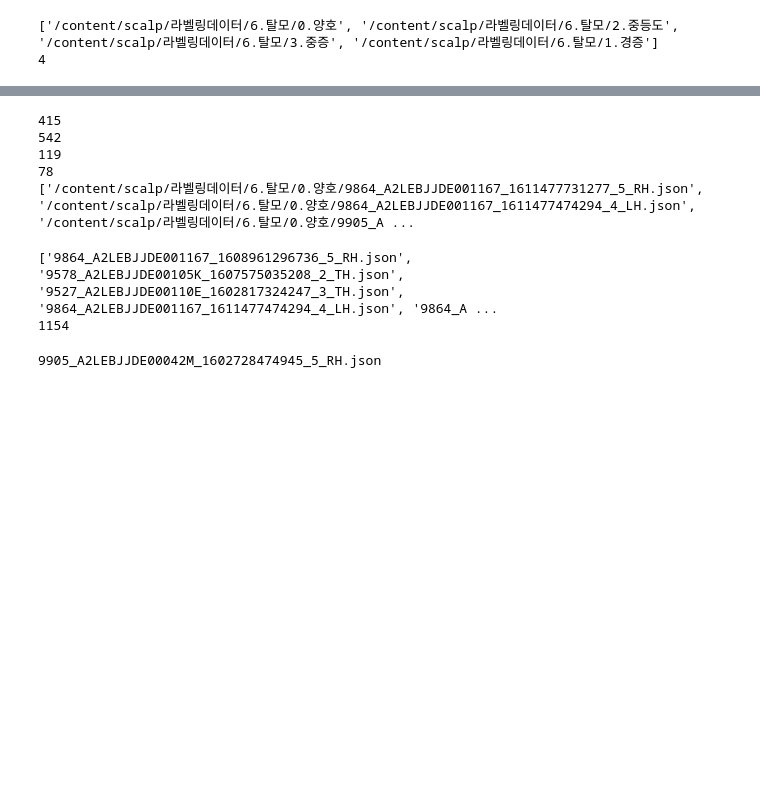
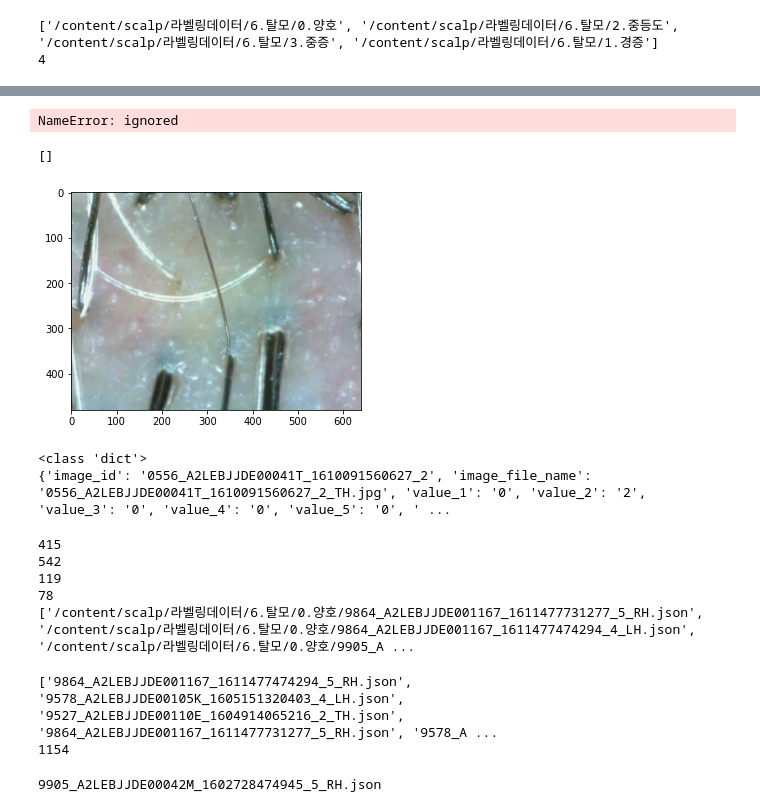
Before and after one commit to JJay1010/K-software_-, a Jupyter notebook: Hyeon-Tae_Hwang/scalp.ipynb, the cells around one changed output, grey strips where cells are left out. Saved outputs shown, nothing was run; the diff lists cells and outputs as text; code cells hidden in the pictures; blank space fills up the shorter version.

```diff
--- a/Hyeon-Tae_Hwang/scalp.ipynb
+++ b/Hyeon-Tae_Hwang/scalp.ipynb
@@ -81,0 +76,22 @@ print((semi_full_path_list[0]))
+# %%
+# 사람 id 중복 확인
+kk=[]
+jj=[]
+for i in range(len(data_table.iloc[0,:])):
+  kk.append(data_table.iloc[0,:][i][:-9])
+  if data_table.iloc[0,:][i][:-9] == '9864_A2LEBJJDE001167_1611628316804':
+    print(data_table.iloc[0,:][i])
+    jj.append(i)
+
+print(kk)
+print(kk.count('9864_A2LEBJJDE001167_1611628316804'))
+print(jj)
+# %% [output]
+NameError: ignored
+# %%
+jj_path=[]
+for i in jj:
+  jj_path.append(data_table.columns[i])
+print(jj_path)
+# %% [output]
+[]
@@ -82,3 +104,20 @@ print((semi_full_path_list[0]))
+# %%
+test_img = Image.open('/content/scalp/원천데이터/6.탈모/0.양호/9864_A2LEBJJDE001167_1611628316804_6_BH.jpg')
+
+plt.imshow(test_img)
+plt.show()
+# %% [output]
+[figure, added]
+# %%
+file_path = "/content/scalp/라벨링데이터/6.탈모/2.중등도/0556_A2LEBJJDE00041T_1610091560627_2_TH.json"
+
+with open(file_path, 'r') as file:
+    data = json.load(file)
+    print(type(data))
+    print(data)
+# %% [output]
+<class 'dict'>
+{'image_id': '0556_A2LEBJJDE00041T_1610091560627_2', 'image_file_name': '0556_A2LEBJJDE00041T_1610091560627_2_TH.jpg', 'value_1': '0', 'value_2': '2', 'value_3': '0', 'value_4': '0', 'value_5': '0', ' ...
 # %%
 # 탈모 데이터 다 긁었나 확인   3이 양호
 print(len(semi_full_path_list[0]))
@@ -97,16 +136,16 @@ scalp_code_list = []
 
 for semi_full_path_group in semi_full_path_list:
   for semi_full_path in semi_full_path_group:
-    drug_code = semi_full_path.split('/')
-    drug_code = drug_code[-1]
-    drug_code = drug_code.split('-')
-    drug_code = drug_code[-1]
-    scalp_code_list.append(drug_code)
+    code = semi_full_path.split('/')
+    code = code[-1]
+    code = code.split('-')
+    code = code[-1]
+    scalp_code_list.append(code)
 
 print(scalp_code_list[10:])
 print(len(scalp_code_list))
 # %% [output]
-['9864_A2LEBJJDE001167_1608961296736_5_RH.json', '9578_A2LEBJJDE00105K_1607575035208_2_TH.json', '9527_A2LEBJJDE00110E_1602817324247_3_TH.json', '9864_A2LEBJJDE001167_1611477474294_4_LH.json', '9864_A ...
+['9864_A2LEBJJDE001167_1611477474294_5_RH.json', '9578_A2LEBJJDE00105K_1605151320403_4_LH.json', '9527_A2LEBJJDE00110E_1604914065216_2_TH.json', '9864_A2LEBJJDE001167_1611477731277_5_RH.json', '9578_A ...
 1154
 # %%
 for code in scalp_code_list:
```
Also changed, not shown: parts of 39 cells of this notebook.
